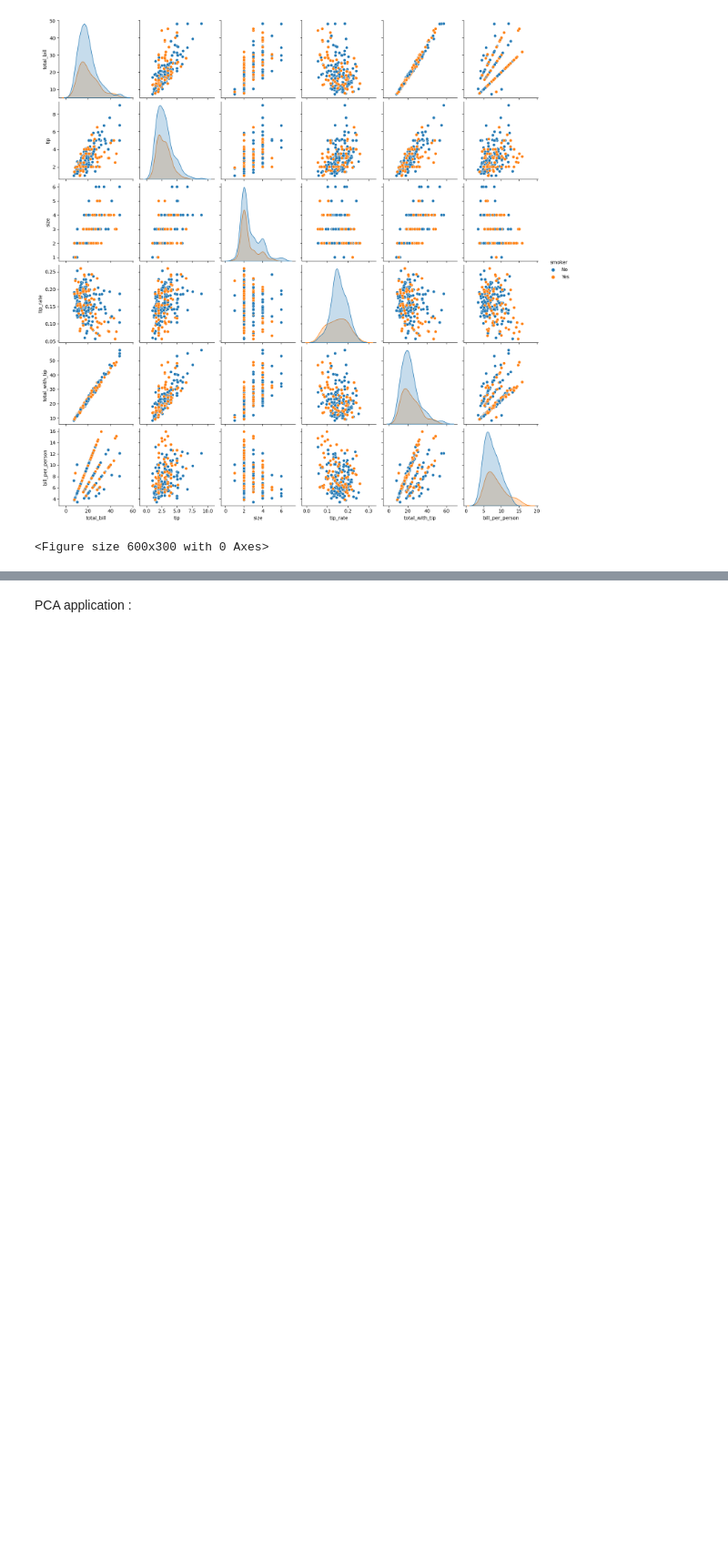
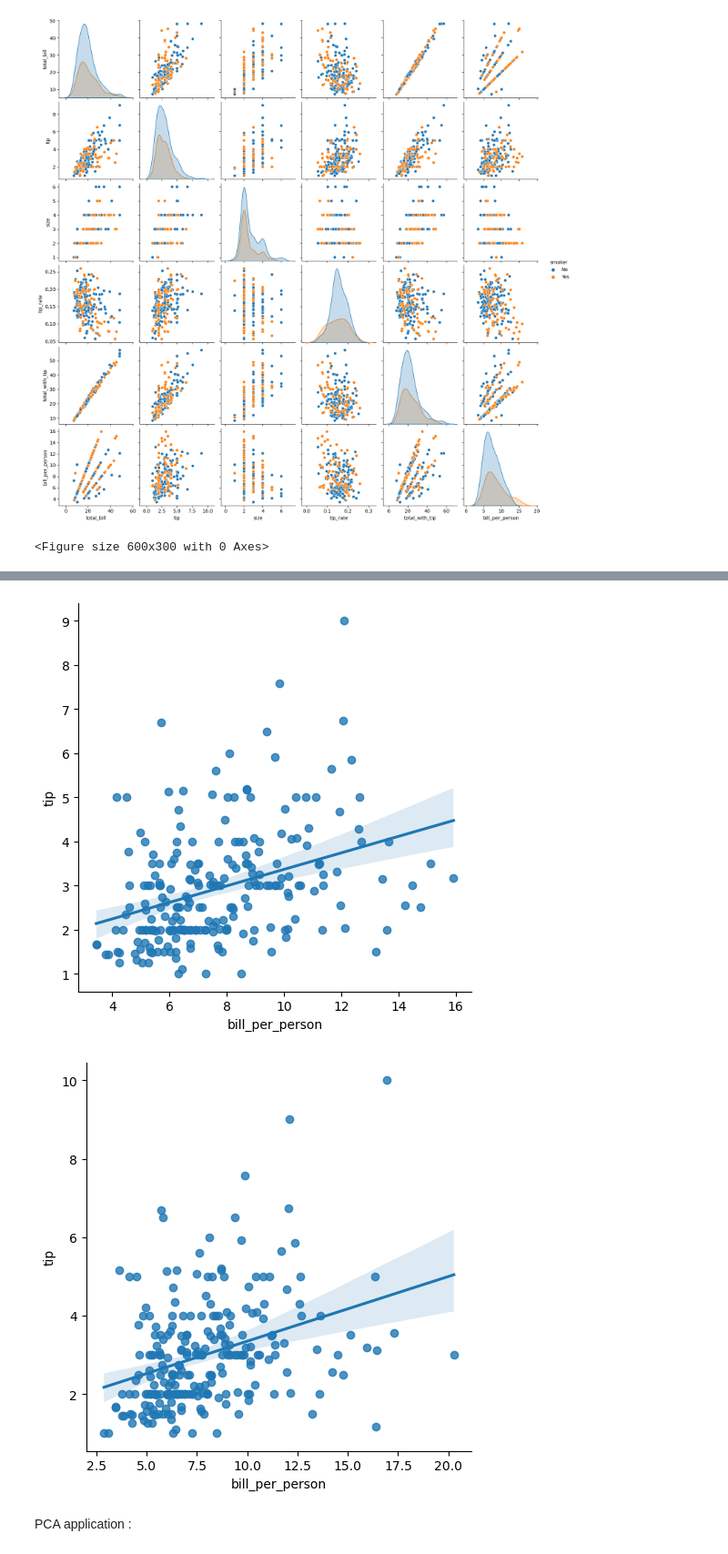
Before and after one commit to MariemMARZOUGUI/data-tips, a Jupyter notebook: TP_Tips.ipynb, the cells around one changed output, grey strips where cells are left out. Shown at 91% size. Cells and saved outputs as stored; diff of their text form; code cells hidden in the pictures; blank space fills up the shorter version.

```diff
--- a/TP_Tips.ipynb
+++ b/TP_Tips.ipynb
@@ -1353,3 +1377,17 @@ plt.show()
+# %%
+import seaborn as sns
+
+
+
+# Tracer une régression linéaire entre deux variables
+sns.lmplot(x='bill_per_person', y='tip', data=data_no_outliers)
+sns.lmplot(x='bill_per_person', y='tip', data=data_tips)
+
+# Afficher le graphique
+plt.show()
+# %% [output]
+[figure, added]
+[figure, added]
 # %% [markdown]
 PCA application :
 # %%
```
Also changed, not shown: parts of 11 cells of this notebook.
